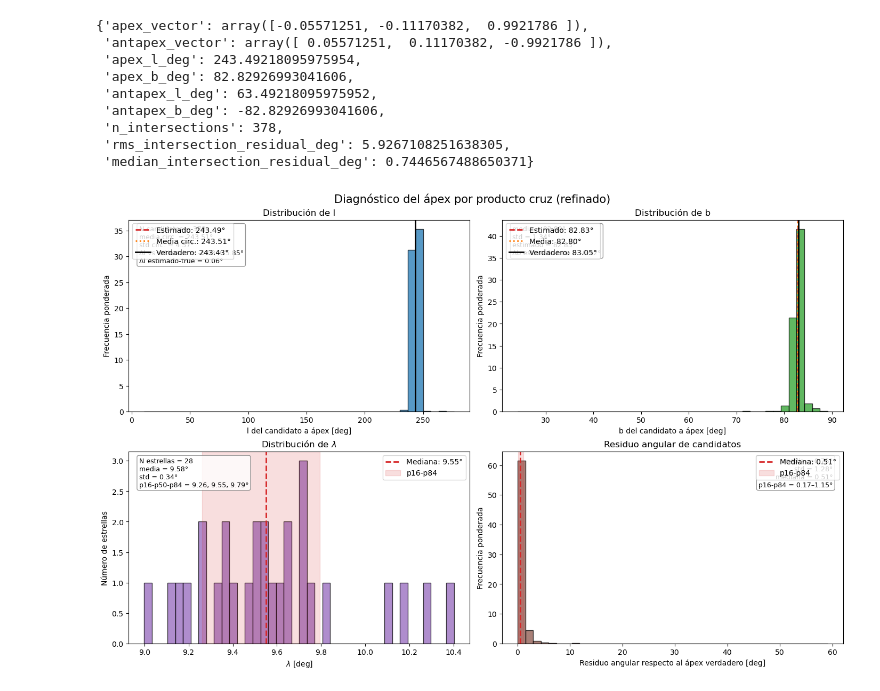
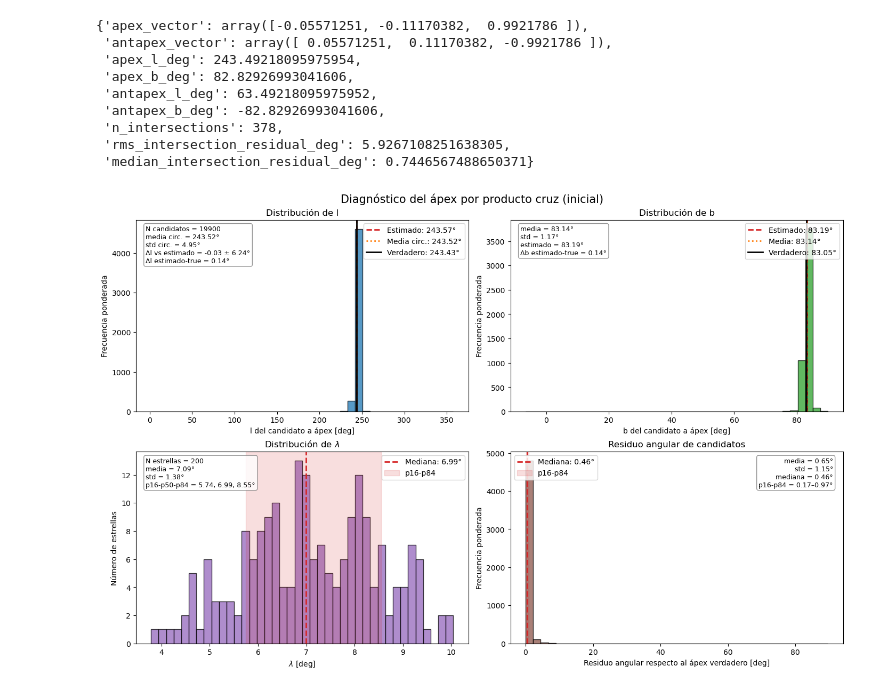
Before and after one commit to nicolasbojacarojas/clusterization_project, a Jupyter notebook: dev/pasantia/analisis_simulacion_coma.ipynb, the cells around one changed output. Cells and saved outputs as stored; diff of their text form; code cells hidden in the pictures.

```diff
--- a/dev/pasantia/analisis_simulacion_coma.ipynb
+++ b/dev/pasantia/analisis_simulacion_coma.ipynb
@@ -834,12 +859,12 @@ result["apex_from_pole_crosses"]
 # %%
 fig, axes, apex_candidates = plot_apex_candidate_diagnostics(
     analysis_result=result,
     true_apex_l_deg=243.43,
     true_apex_b_deg=83.05,
-    use_refined=True,
+    use_refined=False,
     weight_col=None,
 )
 
 plt.show()
 # %% [output]
-[figure, old version]
+[figure, new version]
```
Also changed, not shown: parts of 1 cell of this notebook, 1 other file.
